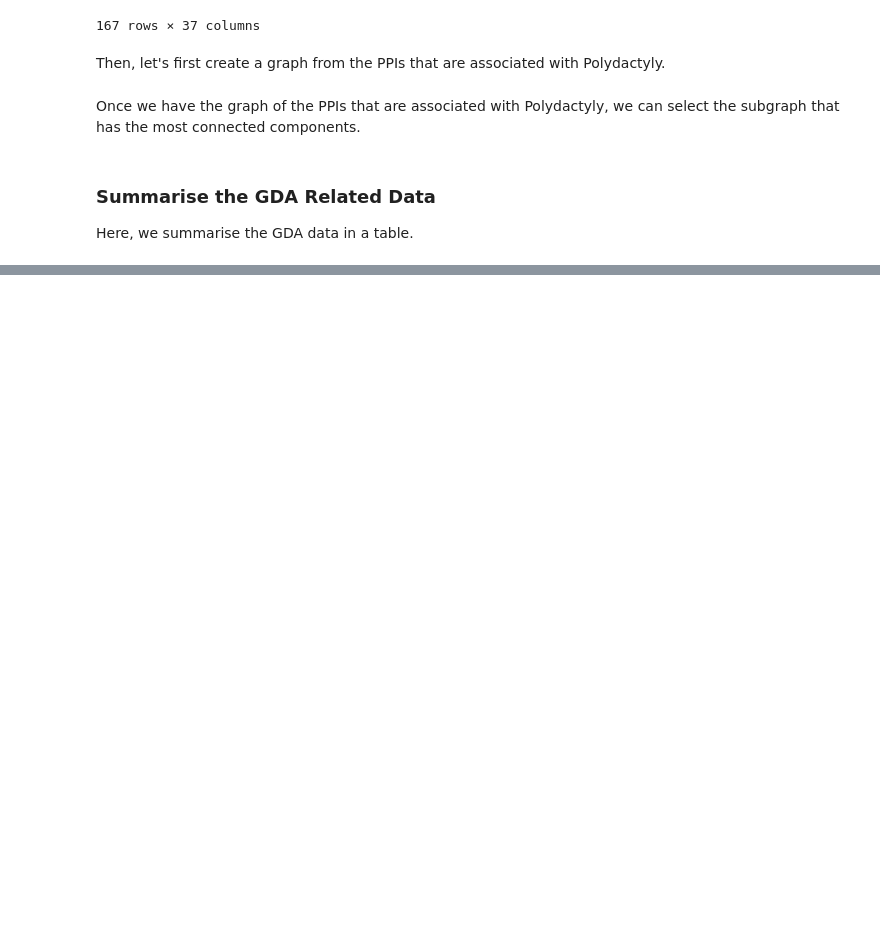
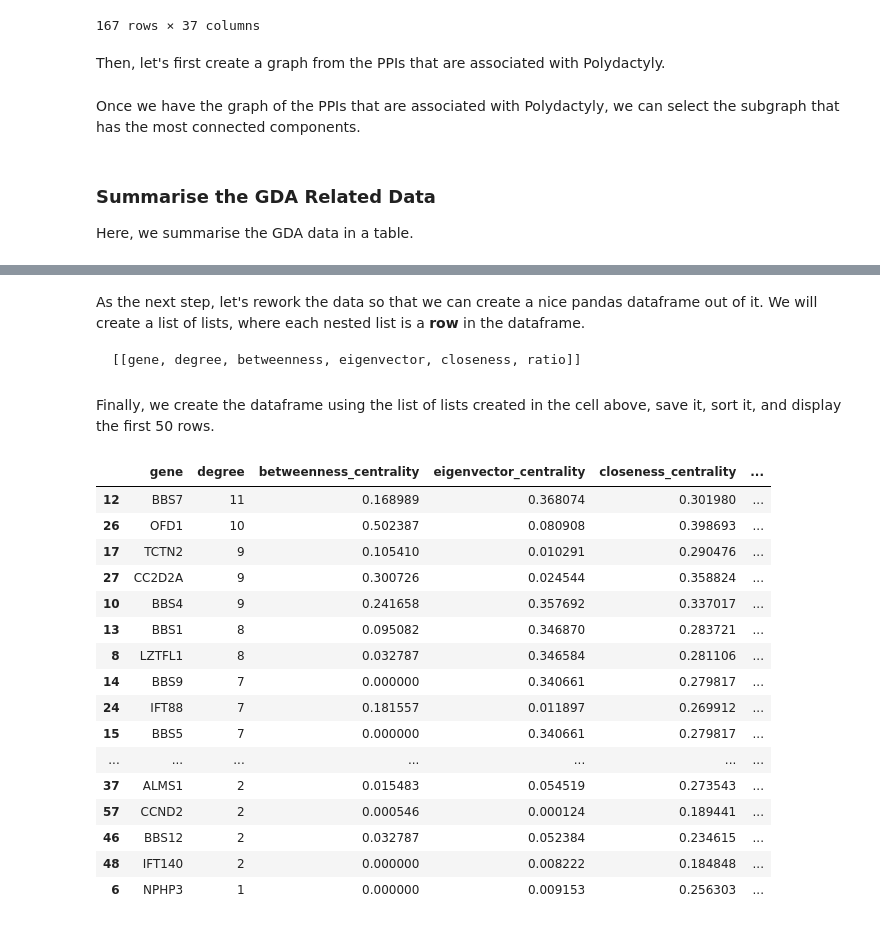
Before and after one commit to jonasbarth/bi-nm-final-project, a Jupyter notebook: main.ipynb, the cells around one changed output, grey strips where cells are left out. Drawn from its saved outputs; the diff is of its cells as text; code cells hidden in the pictures; blank space fills up the shorter version.

Commit message:
#1 PPI and GDA * create network dataframe, save it and display it

````diff
--- a/main.ipynb
+++ b/main.ipynb
@@ -216,0 +223,46 @@ display(gda_summary_df)
+# %%
+degrees = {node: nx.degree(disease_ppi_lcc, node) for  node in disease_ppi_lcc}
+betweenness_centralities = nx.betweenness_centrality(disease_ppi_lcc)
+eigenvector_centralities = nx.eigenvector_centrality(disease_ppi_lcc)
+closeness_centralities = nx.closeness_centrality(disease_ppi_lcc)
+# %% [markdown]
+As the next step, let's rework the data so that we can create a nice pandas dataframe out of it. We will create a list of lists, where each nested list is a **row** in the dataframe.
+
+```
+[[gene, degree, betweenness, eigenvector, closeness, ratio]]
+```
+# %%
+rows = []
+for node in disease_ppi_lcc:
+    degree = degrees[node]
+    betweenness = betweenness_centralities[node]
+    eigenvector = eigenvector_centralities[node]
+    closeness = closeness_centralities[node]
+    ratio = betweenness / degree
+
+    rows.append([node, degree, betweenness, eigenvector, closeness, ratio])
+# %% [markdown]
+Finally, we create the dataframe using the list of lists created in the cell above, save it, sort it, and display the first 50 rows.
+# %%
+network_summary_df = pd.DataFrame(rows, columns=["gene", "degree", "betweenness_centrality", "eigenvector_centrality", "closeness_centrality", "betweenness_degree_ratio"])
+network_summary_df.to_csv("network_summary.csv")
+network_summary_df.sort_values("degree", ascending=False, inplace=True)
+display(network_summary_df.head(50))
+# %% [output]
+|  | gene | degree | betweenness_centrality | eigenvector_centrality | closeness_centrality | ... |
+| 12 | BBS7 | 11 | 0.168989 | 0.368074 | 0.301980 | ... |
+| 26 | OFD1 | 10 | 0.502387 | 0.080908 | 0.398693 | ... |
+| 17 | TCTN2 | 9 | 0.105410 | 0.010291 | 0.290476 | ... |
+| 27 | CC2D2A | 9 | 0.300726 | 0.024544 | 0.358824 | ... |
+| 10 | BBS4 | 9 | 0.241658 | 0.357692 | 0.337017 | ... |
+| 13 | BBS1 | 8 | 0.095082 | 0.346870 | 0.283721 | ... |
+| 8 | LZTFL1 | 8 | 0.032787 | 0.346584 | 0.281106 | ... |
+| 14 | BBS9 | 7 | 0.000000 | 0.340661 | 0.279817 | ... |
+| 24 | IFT88 | 7 | 0.181557 | 0.011897 | 0.269912 | ... |
+| 15 | BBS5 | 7 | 0.000000 | 0.340661 | 0.279817 | ... |
+| ... | ... | ... | ... | ... | ... | ... |
+| 37 | ALMS1 | 2 | 0.015483 | 0.054519 | 0.273543 | ... |
+| 57 | CCND2 | 2 | 0.000546 | 0.000124 | 0.189441 | ... |
+| 46 | BBS12 | 2 | 0.032787 | 0.052384 | 0.234615 | ... |
+| 48 | IFT140 | 2 | 0.000000 | 0.008222 | 0.184848 | ... |
+| 6 | NPHP3 | 1 | 0.000000 | 0.009153 | 0.256303 | ... |
````
Also changed, not shown: parts of 2 cells of this notebook.
